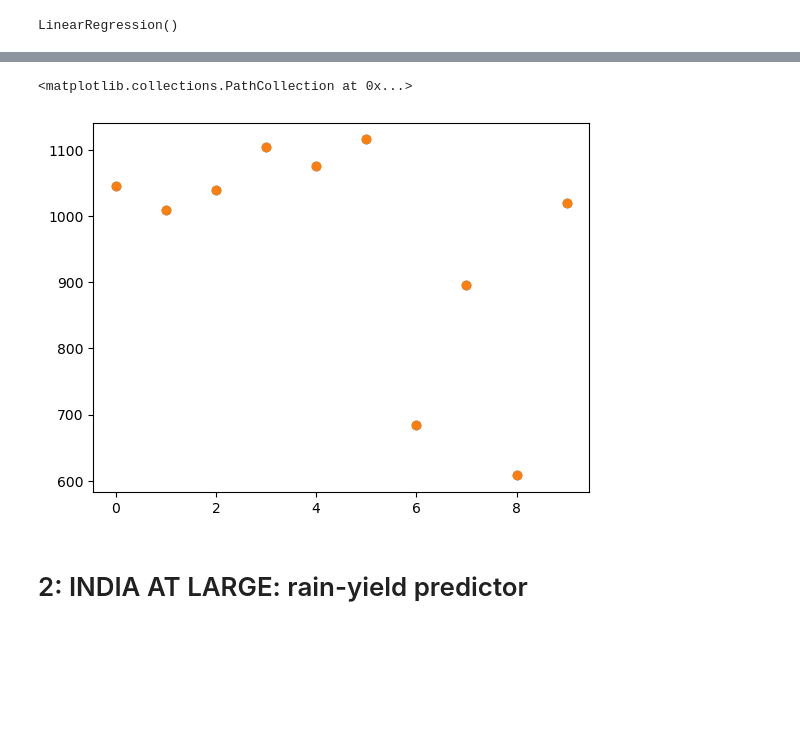
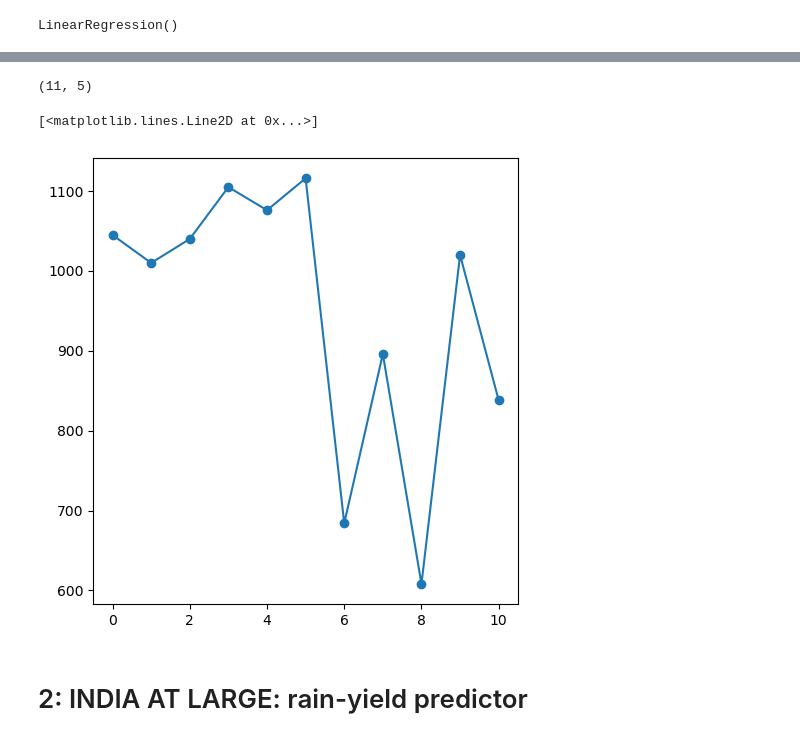
Before and after one commit to ken-neth-wang/crop-insurance, a Jupyter notebook: notebooks/insurance_simulator.ipynb, the cells around one changed output, grey strips where cells are left out. Cells and saved outputs as stored; diff of their text form; code cells hidden in the pictures; blank space fills up the shorter version.

```diff
--- a/notebooks/insurance_simulator.ipynb
+++ b/notebooks/insurance_simulator.ipynb
@@ -295,0 +296,2 @@ y_test, test_prediction
+# %%
+y_train = list(y_train)
@@ -314,9 +337,18 @@ quadratic_model = LinearRegression().fit(quadratic_features, y_train)
+# %%
+squared = np.square(x_train)
+squared.shape
+# %% [output]
+(11, 5)
+# %%
+quadratic = np.append(x_train, squared, axis = 1)
+# %%
+quadratic_model = LinearRegression().fit(quadratic, y_train)
 # %%
 plt.scatter(x_axis, y_train)
-plt.scatter(x_axis, quadratic_model.predict(quadratic_features))
+plt.plot(x_axis, quadratic_model.predict(quadratic))
 # %% [output]
-<matplotlib.collections.PathCollection at 0x...>
+[<matplotlib.lines.Line2D at 0x...>]
-[figure, old version]
+[figure, new version]
 # %% [markdown]
 # 2: INDIA AT LARGE: rain-yield predictor
 # %%
```
Also changed, not shown: parts of 26 cells of this notebook, 2 other files.
